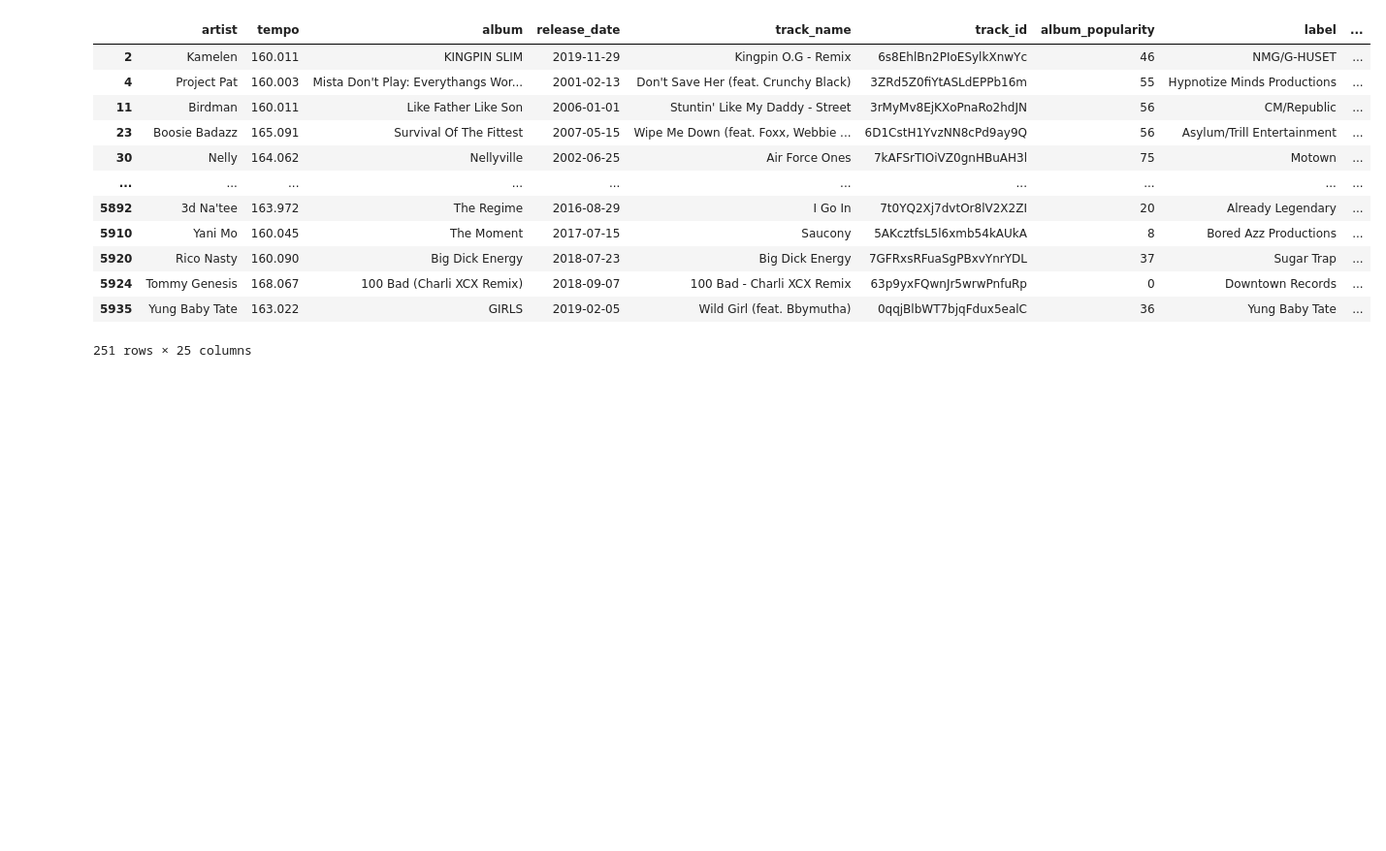
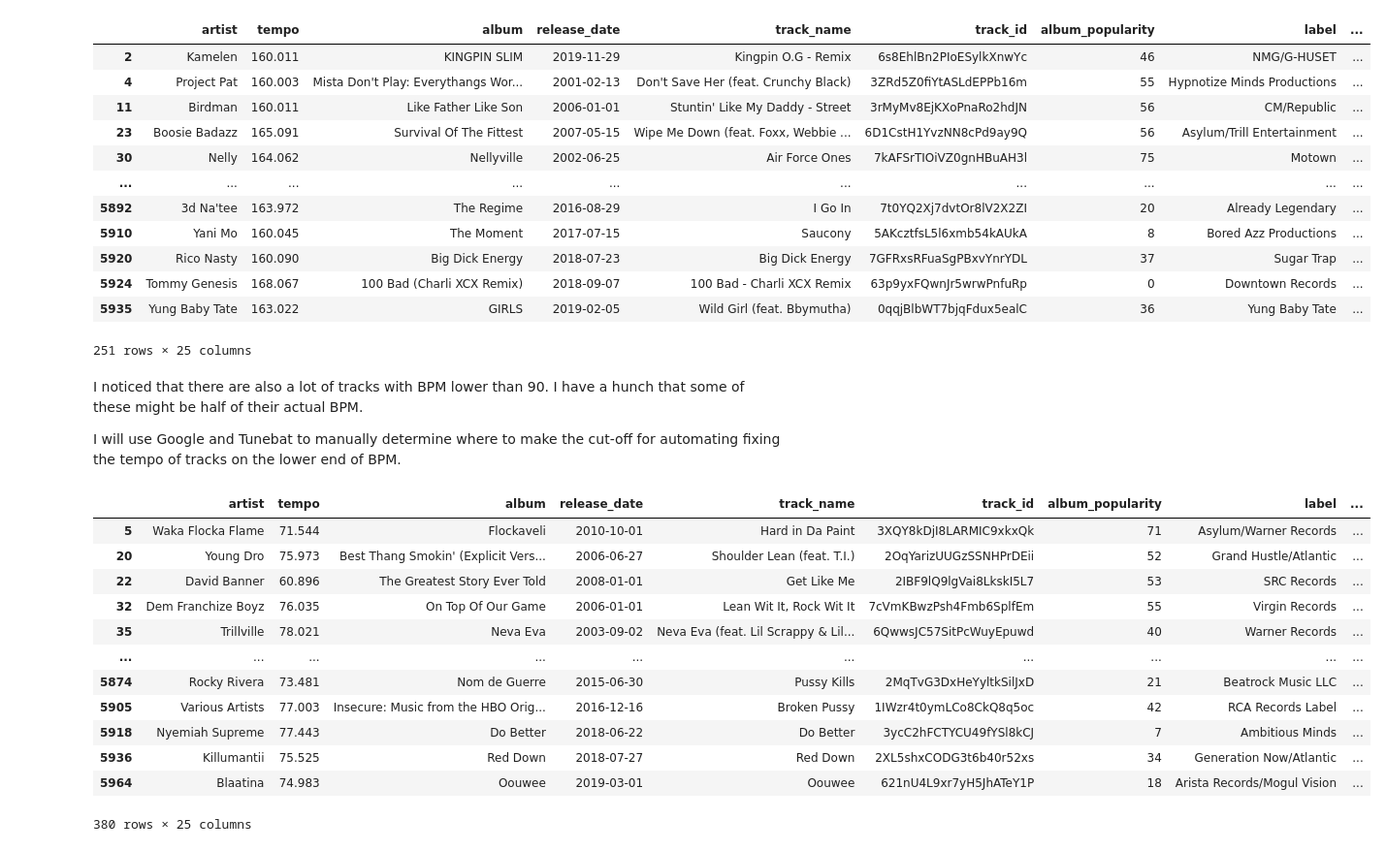
Before and after one commit to SpotiScryers/SpotiScry, a Jupyter notebook: kwame_prepare.ipynb, the cells around one changed output. Shown at 97% size. Drawn from its saved outputs; the diff is of its cells as text; code cells hidden in the pictures; blank space fills up the shorter version.

Commit message:
look into tempo fix on lower end

```diff
--- a/kwame_prepare.ipynb
+++ b/kwame_prepare.ipynb
@@ -319,3 +319,23 @@ testing.loc[df.tempo >= 160]
 | 5924 | Tommy Genesis | 168.067 | 100 Bad (Charli XCX Remix) | 2018-09-07 | 100 Bad - Charli XCX Remix | 63p9yxFQwnJr5wrwPnfuRp | 0 | Downtown Records | ... |
 | 5935 | Yung Baby Tate | 163.022 | GIRLS | 2019-02-05 | Wild Girl (feat. Bbymutha) | 0qqjBlbWT7bjqFdux5ealC | 36 | Yung Baby Tate | ... |
 251 rows × 25 columns
+# %% [markdown]
+I noticed that there are also a lot of tracks with BPM lower than 90. I have a hunch that some of these might be half of their actual BPM.
+
+I will use Google and Tunebat to manually determine where to make the cut-off for automating fixing the tempo of tracks on the lower end of BPM.
+# %%
+df.loc[df.tempo <= 80]
+# %% [output]
+|  | artist | tempo | album | release_date | track_name | track_id | album_popularity | label | ... |
+| 5 | Waka Flocka Flame | 71.544 | Flockaveli | 2010-10-01 | Hard in Da Paint | 3XQY8kDjI8LARMIC9xkxQk | 71 | Asylum/Warner Records | ... |
+| 20 | Young Dro | 75.973 | Best Thang Smokin' (Explicit Vers... | 2006-06-27 | Shoulder Lean (feat. T.I.) | 2OqYarizUUGzSSNHPrDEii | 52 | Grand Hustle/Atlantic | ... |
+| 22 | David Banner | 60.896 | The Greatest Story Ever Told | 2008-01-01 | Get Like Me | 2IBF9lQ9lgVai8LkskI5L7 | 53 | SRC Records | ... |
+| 32 | Dem Franchize Boyz | 76.035 | On Top Of Our Game | 2006-01-01 | Lean Wit It, Rock Wit It | 7cVmKBwzPsh4Fmb6SplfEm | 55 | Virgin Records | ... |
+| 35 | Trillville | 78.021 | Neva Eva | 2003-09-02 | Neva Eva (feat. Lil Scrappy & Lil... | 6QwwsJC57SitPcWuyEpuwd | 40 | Warner Records | ... |
+| ... | ... | ... | ... | ... | ... | ... | ... | ... | ... |
+| 5874 | Rocky Rivera | 73.481 | Nom de Guerre | 2015-06-30 | Pussy Kills | 2MqTvG3DxHeYyltkSilJxD | 21 | Beatrock Music LLC | ... |
+| 5905 | Various Artists | 77.003 | Insecure: Music from the HBO Orig... | 2016-12-16 | Broken Pussy | 1IWzr4t0ymLCo8CkQ8q5oc | 42 | RCA Records Label | ... |
+| 5918 | Nyemiah Supreme | 77.443 | Do Better | 2018-06-22 | Do Better | 3ycC2hFCTYCU49fYSl8kCJ | 7 | Ambitious Minds | ... |
+| 5936 | Killumantii | 75.525 | Red Down | 2018-07-27 | Red Down | 2XL5shxCODG3t6b40r52xs | 34 | Generation Now/Atlantic | ... |
+| 5964 | Blaatina | 74.983 | Oouwee | 2019-03-01 | Oouwee | 621nU4L9xr7yH5JhATeY1P | 18 | Arista Records/Mogul Vision | ... |
+380 rows × 25 columns
```
Also changed, not shown: parts of 5 cells of this notebook.
